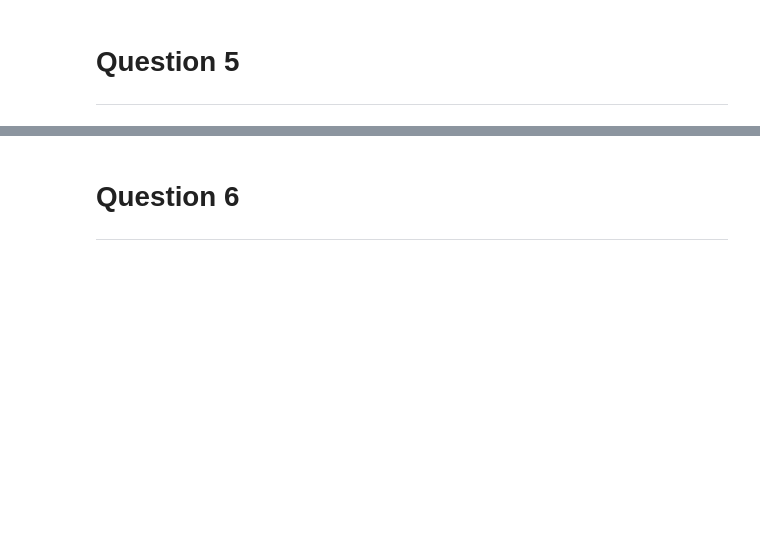
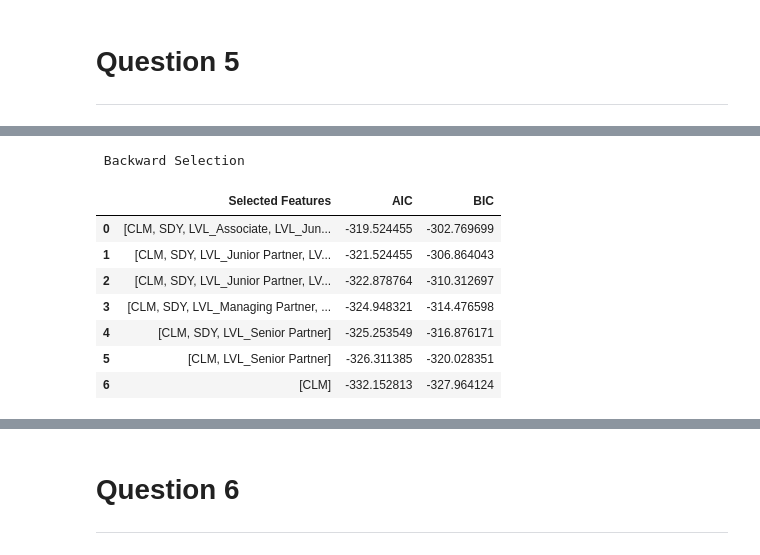
Before and after one commit to SirThaps/DAE_project, a Jupyter notebook: DAE_Assignment_ALL Q.ipynb, the cells around one changed output, grey strips where cells are left out. Drawn from its saved outputs; the diff is of its cells as text; code cells hidden in the pictures; blank space fills up the shorter version.

```diff
--- a/DAE_Assignment_ALL Q.ipynb
+++ b/DAE_Assignment_ALL Q.ipynb
@@ -460,0 +545,15 @@ With calculating R-squared,
+# %%
+# Backward Selection
+print('\n Backward Selection')
+
+Backward_selected_features_df
+# %% [output]
+ Backward Selection
+|  | Selected Features | AIC | BIC |
+| 0 | [CLM, SDY, LVL_Associate, LVL_Jun... | -319.524455 | -302.769699 |
+| 1 | [CLM, SDY, LVL_Junior Partner, LV... | -321.524455 | -306.864043 |
+| 2 | [CLM, SDY, LVL_Junior Partner, LV... | -322.878764 | -310.312697 |
+| 3 | [CLM, SDY, LVL_Managing Partner, ... | -324.948321 | -314.476598 |
+| 4 | [CLM, SDY, LVL_Senior Partner] | -325.253549 | -316.876171 |
+| 5 | [CLM, LVL_Senior Partner] | -326.311385 | -320.028351 |
+| 6 | [CLM] | -332.152813 | -327.964124 |
```
Also changed, not shown: parts of 12 cells of this notebook.
